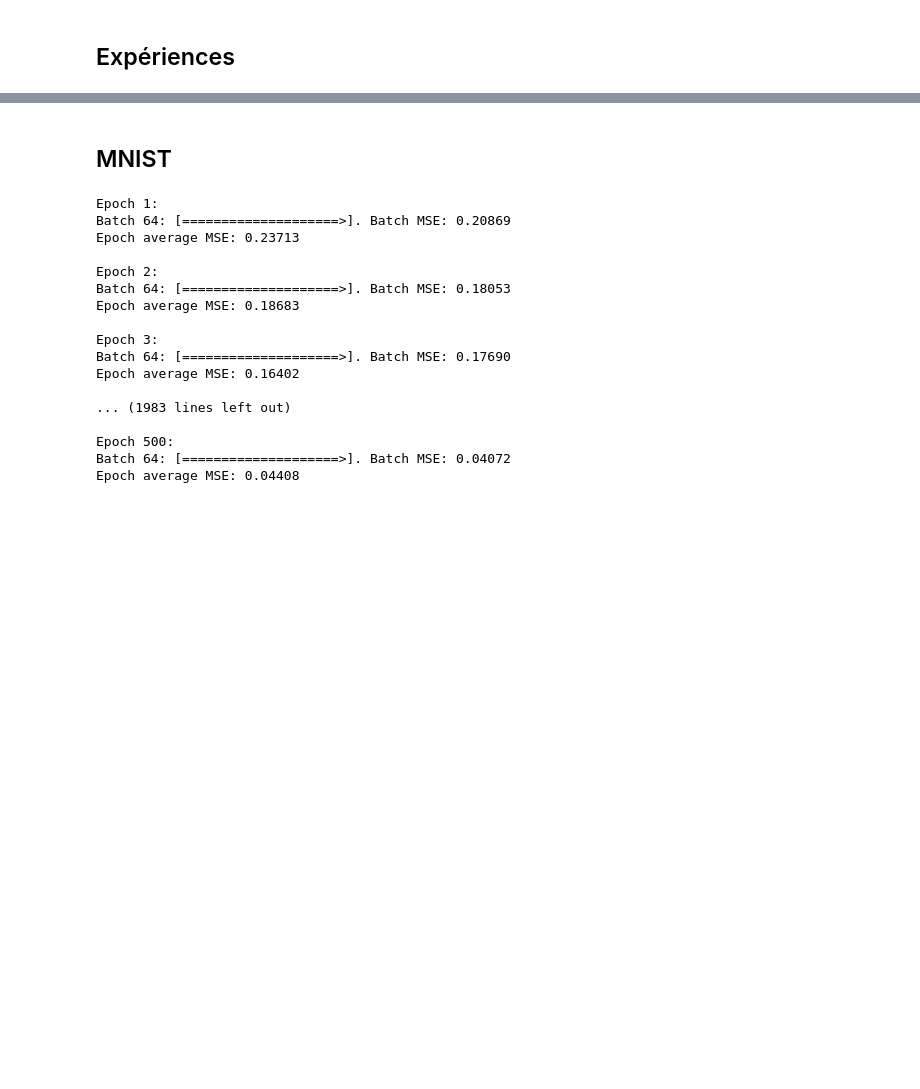
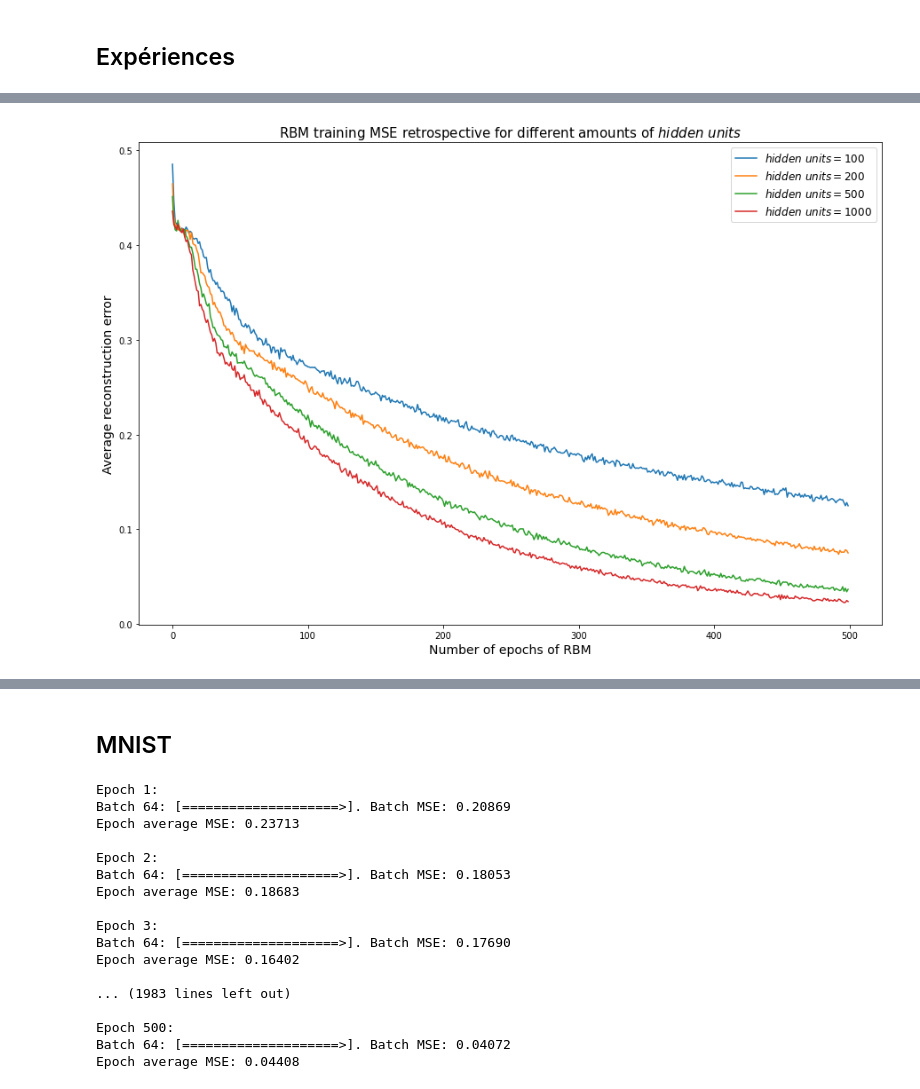
Before and after one commit to EugeneSel/RestrictedBoltzmannMachines, a Jupyter notebook: martines_sanchez_sielskyi_tp_rbm.ipynb, the cells around one changed output, grey strips where cells are left out. Saved outputs shown, nothing was run; the diff lists cells and outputs as text; code cells hidden in the pictures; blank space fills up the shorter version.

```diff
--- a/martines_sanchez_sielskyi_tp_rbm.ipynb
+++ b/martines_sanchez_sielskyi_tp_rbm.ipynb
@@ -157,0 +159,21 @@ Generated images:
+# %%
+# Hyperparameters:
+HIDDEN_UNITS = 500
+LEARNING_RATE = 1E-2
+
+EPOCHS = 500
+BATCH_SIZE = 10
+# %%
+model_avg_mse = []
+rbms = []
+hidden_units = [100, 200, 500, 1000]
+
+for h_units in hidden_units:
+    rbms += [RBM(dataset.shape[-1], h_units)]
+    avg_mse = rbms[-1].train(dataset, lr=LEARNING_RATE, epochs=EPOCHS,
+                    batch_size=BATCH_SIZE, return_avg_mse=True, verbose=0)
+    model_avg_mse += [avg_mse]
+# %%
+plot_avg_mse(model_avg_mse, "hidden\ units", hidden_units)
+# %% [output]
+[figure, added]
```
Also changed, not shown: parts of 20 cells of this notebook, 2 other files.
